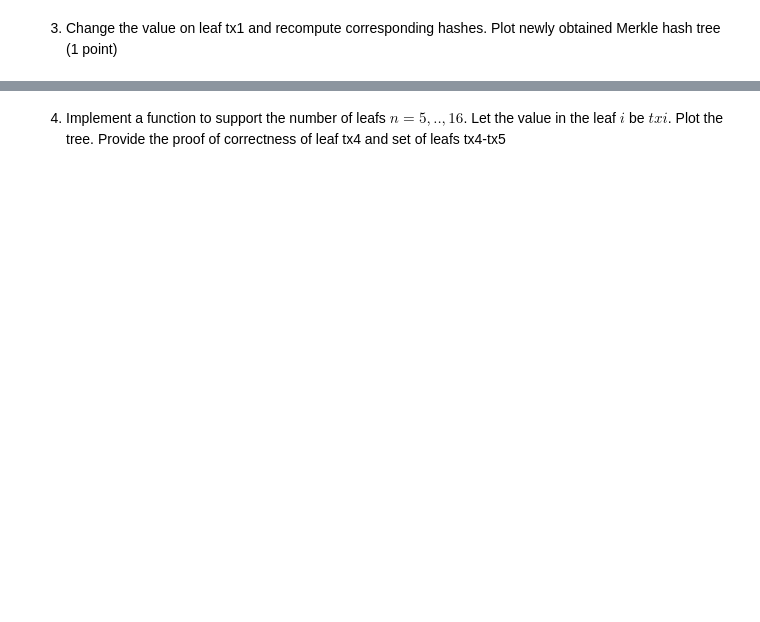
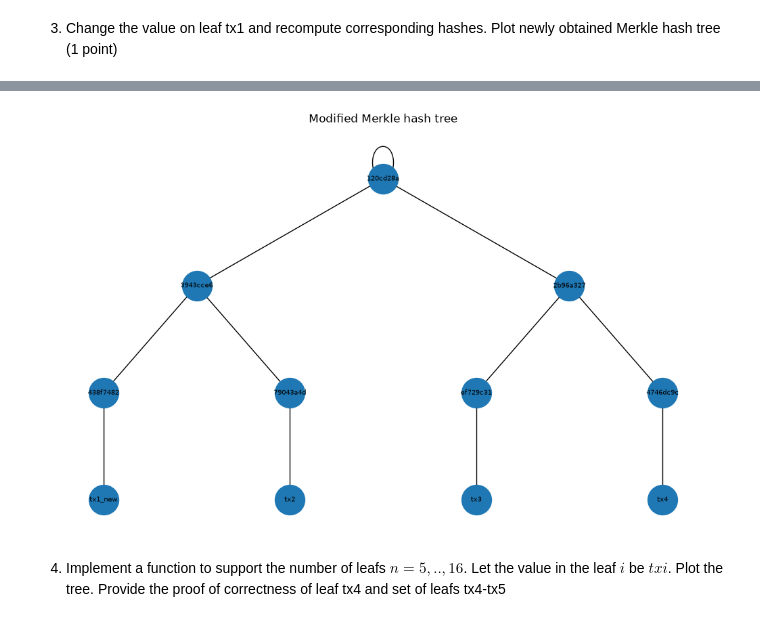
Before and after one commit to ifde/distributed-ledger-systems, a Jupyter notebook: frolov_ivan_Home_Assignment_1.ipynb, the cells around one changed output, grey strips where cells are left out. Saved outputs shown, nothing was run; the diff lists cells and outputs as text; code cells hidden in the pictures; blank space fills up the shorter version.

```diff
--- a/frolov_ivan_Home_Assignment_1.ipynb
+++ b/frolov_ivan_Home_Assignment_1.ipynb
@@ -126,0 +322,28 @@ nx.draw_networkx_labels(G, positions, labels = labels, font_size = 8)
+# %%
+# code
+
+# --- original tree
+hashes = {3: double_sha256(b"tx1"),
+          4: double_sha256(b"tx2"),
+          5: double_sha256(b"tx3"),
+          6: double_sha256(b"tx4")}
+for node in range(2, -1, -1):
+    kids = children[node]
+    hashes[node] = hash_pair(hashes[kids[0]], hashes[kids[1]])
+
+# --- modified tree
+hashes_new = {3: double_sha256(b"tx1_new"),
+              4: double_sha256(b"tx2"),
+              5: double_sha256(b"tx3"),
+              6: double_sha256(b"tx4")}
+for node in range(2, -1, -1):
+    kids = children[node]
+    hashes_new[node] = hash_pair(hashes_new[kids[0]], hashes_new[kids[1]])
+
+# --- which nodes changed?
+print("node  old        new        changed?")
+for n in sorted(hashes):
+    old = hashes[n].hex()[:8]
+    new = hashes_new[n].hex()[:8]
+    flag = "YES" if hashes[n] != hashes_new[n] else "NO"
+    print(f"{n:>3}   {old}   {new}   {flag}")
@@ -127,2 +359,18 @@ nx.draw_networkx_labels(G, positions, labels = labels, font_size = 8)
+# %%
+base = {7: b"tx1_new", 8: b"tx2", 9: b"tx3", 10: b"tx4"}
+labels = {}
+for n in range(11):
+    if n in base:
+        labels[n] = base[n].decode()
+    else:
+        labels[n] = hashes_new[n].hex()[:8]    # Displaying just first 8 characters (otherwise it is too big)
+
+plt.figure(figsize=(10, 6))
+nx.draw(G, positions, node_size=1000, with_labels=False)
+nx.draw_networkx_labels(G, positions, labels=labels, font_size=7)
+plt.title("Modified Merkle hash tree")
+plt.show()
+# %% [output]
+[figure, added]
 # %% [markdown]
 4) Implement a function to support the number of leafs $n =5, .., 16$. Let the value in the leaf $i$ be $txi$. Plot the tree. Provide the proof of correctness of leaf tx4 and set of leafs tx4-tx5
```
Also changed, not shown: parts of 27 cells of this notebook, 2 other files.
